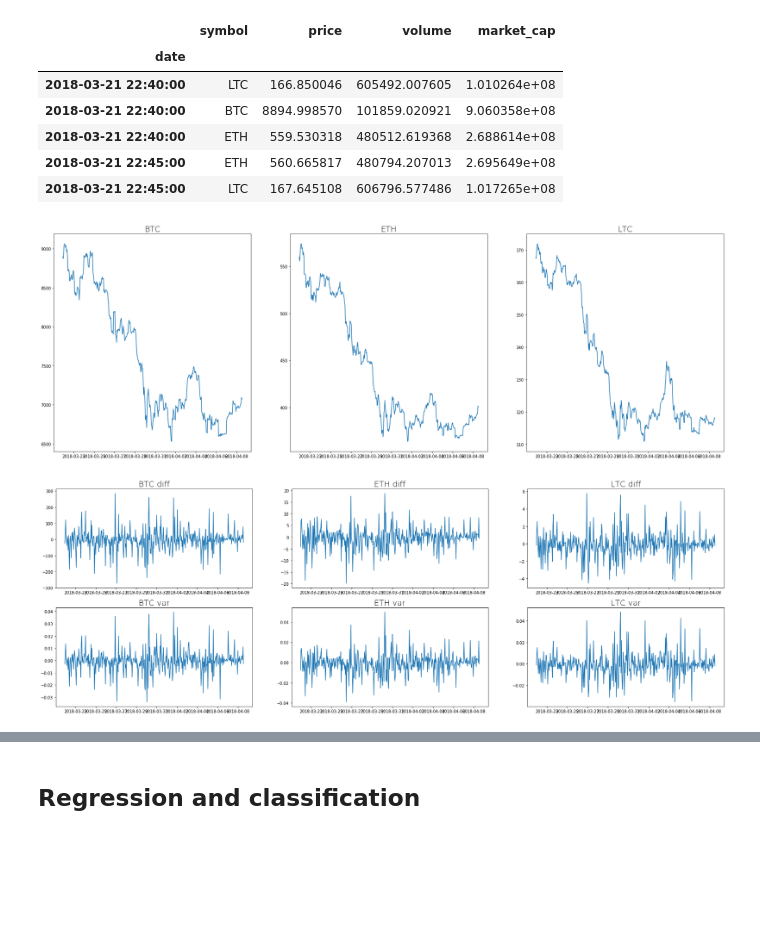
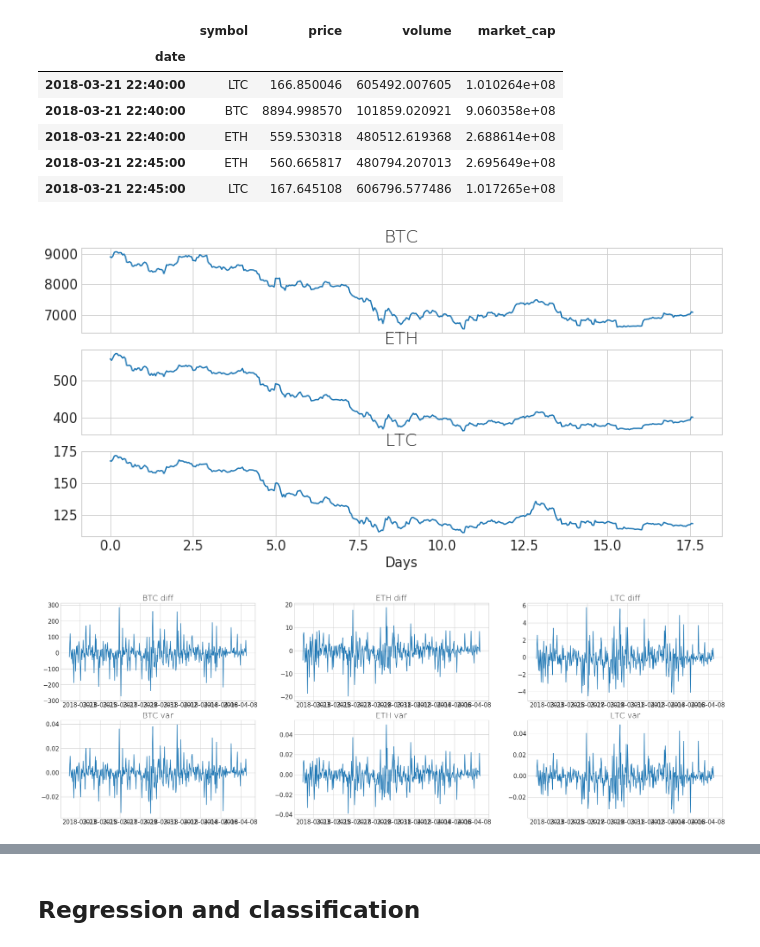
Before and after one commit to tonca/cryptocashtags, a Jupyter notebook: notebooks/Linear_Regression.ipynb, the cells around one changed output, grey strips where cells are left out. Cells and saved outputs as stored; diff of their text form; code cells hidden in the pictures; blank space fills up the shorter version.

Commit message:
fix: updated charts

```diff
--- a/notebooks/Linear_Regression.ipynb
+++ b/notebooks/Linear_Regression.ipynb
@@ -59,3 +93,9 @@ twitter_btc.head()
 | 2018-03-23 16:00:00 | btc | 3345 | 335 | 2026 | 615 | 920 | 790 | 537 | 1432 | 989 | 517 | ... |
 | 2018-03-23 17:00:00 | btc | 3323 | 403 | 2035 | 585 | 913 | 807 | 542 | 1492 | 968 | 544 | ... |
 | 2018-03-23 18:00:00 | btc | 3282 | 365 | 2023 | 548 | 913 | 664 | 565 | 1439 | 886 | 443 | ... |
+# %%
+import matplotlib
+matplotlib.rc('font', size=15)
+# Color palette
+sns.set_style("whitegrid")
+blue, = sns.color_palette("muted", 1)
@@ -176,31 +282,34 @@ crypto_eth = crypto_eth.resample('1H').median()
 crypto_ltc = data_cryptos[data_cryptos['symbol'] == 'LTC']
 crypto_ltc = crypto_ltc.resample('1H').median()
 # %%
-fig = plt.figure(figsize=(30,10))
-
+'''
 title_font = {
     'fontsize': 20,
     'fontweight' : 10,
     'verticalalignment': 'baseline'
 }
+'''
 
+tdelta = crypto_btc.index[-1] - crypto_btc.index[0]
+tdelta_d = tdelta.total_seconds()/60/60/24
+x_days = (np.arange(crypto_btc.shape[0])/(crypto_btc.shape[0]))*tdelta_d
 
-ax1 = fig.add_subplot(131)
-ax1.plot('price', data=crypto_btc)
-ax1.set_title(
-    'BTC', fontdict=title_font)
+fig, (ax1, ax2, ax3) = plt.subplots(3, 1, sharex=True, figsize=(13, 6))
 
-ax2 = fig.add_subplot(132)
-ax2.plot('price', data=crypto_eth)
+ax1.plot(x_days, crypto_btc['price'])
+ax1.set_title('BTC', fontdict=title_font)
+
+ax2.plot(x_days, crypto_eth['price'])
 ax2.set_title('ETH',fontdict=title_font)
 
-ax3 = fig.add_subplot(133)
-ax3.plot('price', data=crypto_ltc)
+ax3.plot(x_days, crypto_ltc['price'])
 ax3.set_title('LTC',fontdict=title_font)
+ax3.set_xlabel('Days')
 
 plt.show()
+fig.savefig('currencies.png')
 # %% [output]
-[figure, old version]
+[figure, new version]
 # %%
 # price difference between subsequent entries
 crypto_btc['diff'] = crypto_btc['price'].diff().dropna()
@@ -247,4 +356,4 @@ ax6.set_title('LTC var', fontdict=title_font)
 
 plt.show()
 # %% [output]
-[figure, old version]
+[figure, new version]
```
Also changed, not shown: parts of 12 cells of this notebook, 1 other file.
